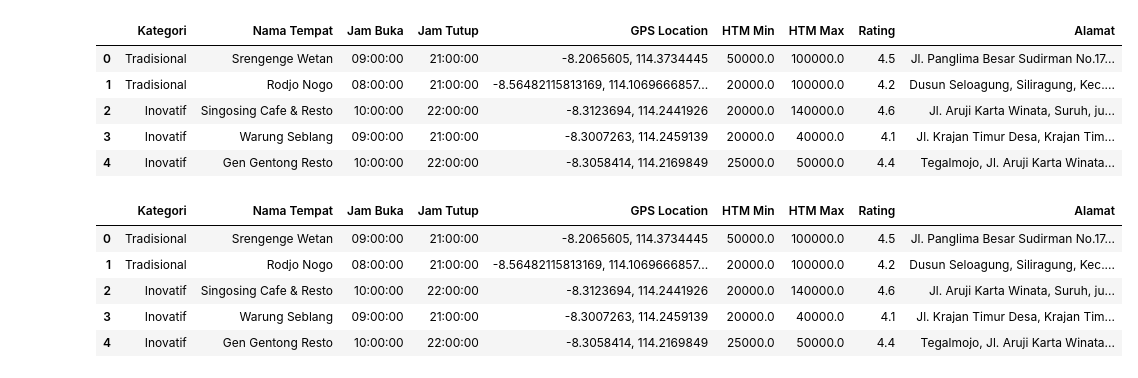
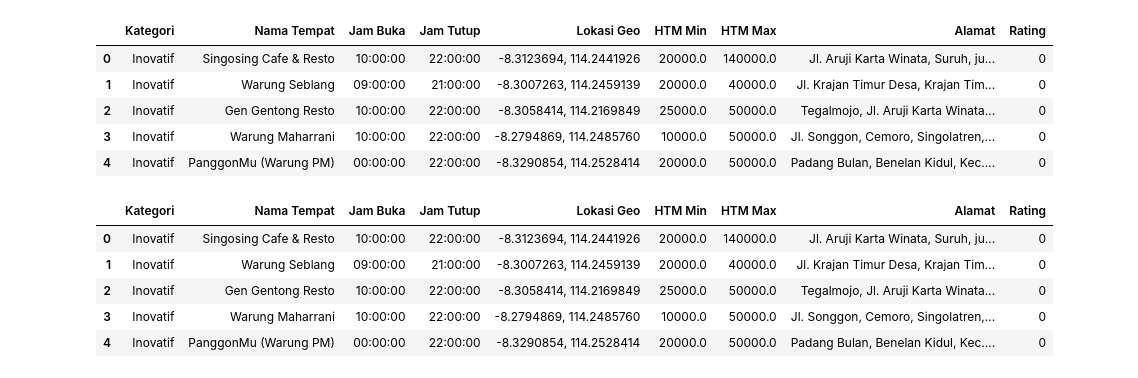
Before and after one commit to ayundayn/ml-sireci, a Jupyter notebook: app/notebooks/kuliner.ipynb, the cells around one changed output. Cells and saved outputs as stored; diff of their text form; code cells hidden in the pictures.

```diff
--- a/app/notebooks/kuliner.ipynb
+++ b/app/notebooks/kuliner.ipynb
@@ -2,46 +2,78 @@
 import pandas as pd
 import numpy as np
 from sklearn.metrics.pairwise import cosine_similarity
+import pymysql
+import os
+from dotenv import load_dotenv
+
+load_dotenv()
+
+# MySQL Connection
+def get_db_connection():
+    return pymysql.connect(
+        host=os.getenv('MYSQL_HOST'),
+        port=int(os.getenv('MYSQL_PORT', 3306)),
+        user=os.getenv('MYSQL_USER'),
+        password=os.getenv('MYSQL_PASSWORD'),
+        database=os.getenv('MYSQL_DATABASE')
+    )
 # %%
-df_kuliner = pd.read_csv("../../artifacts/data/kuliner.csv")
+conn = get_db_connection()
 
-# Bersihkan dan normalisasi nama kolom
+# Read kuliner data from MySQL
+query = '''
+SELECT
+    kk.nama_kategori as Kategori,
+    k.nama_tempat,
+    k.jam_buka,
+    k.jam_tutup,
+    k.lokasi_geo,
+    k.htm_min,
+    k.htm_max,
+    k.alamat
+FROM kuliner k
+JOIN kategori_kuliner kk ON k.kategori_kuliner_id = kk.kategori_kuliner_id
+'''
+
+df_kuliner = pd.read_sql(query, conn)
+conn.close()
+
+# Clean column names
 df_kuliner.columns = df_kuliner.columns.str.replace('_', ' ').str.title()
 
-# Mapping kolom CSV ke nama yang diharapkan
+# Rename columns
 column_mapping = {
-    'Kategori Kuliner Id': 'Kategori',
+    'Kategori': 'Kategori',
     'Nama Tempat': 'Nama Tempat',
     'Jam Buka': 'Jam Buka',
     'Jam Tutup': 'Jam Tutup',
-    'Lokasi Geo': 'GPS Location',
+    'Gps Location': 'GPS Location',
     'Htm Min': 'HTM Min',
     'Htm Max': 'HTM Max',
-    'Rating': 'Rating',
     'Alamat': 'Alamat'
 }
 
 df_kuliner = df_kuliner.rename(columns=column_mapping)
 
-# Pastikan rating numeric
-df_kuliner['Rating'] = pd.to_numeric(df_kuliner['Rating'], errors='coerce').fillna(0)
+# Add rating column (default 0 for now, will be replaced with actual ratings from DB)
+df_kuliner['Rating'] = 0
 
 df_kuliner.head()
 # %% [output]
-|  | Kategori | Nama Tempat | Jam Buka | Jam Tutup | GPS Location | HTM Min | HTM Max | Rating | Alamat |
-| 0 | Tradisional | Srengenge Wetan | 09:00:00 | 21:00:00 | -8.2065605, 114.3734445 | 50000.0 | 100000.0 | 4.5 | Jl. Panglima Besar Sudirman No.17... |
-| 1 | Tradisional | Rodjo Nogo | 08:00:00 | 21:00:00 | -8.56482115813169, 114.1069666857... | 20000.0 | 100000.0 | 4.2 | Dusun Seloagung, Siliragung, Kec.... |
-| 2 | Inovatif | Singosing Cafe & Resto | 10:00:00 | 22:00:00 | -8.3123694, 114.2441926 | 20000.0 | 140000.0 | 4.6 | Jl. Aruji Karta Winata, Suruh, ju... |
-| 3 | Inovatif | Warung Seblang | 09:00:00 | 21:00:00 | -8.3007263, 114.2459139 | 20000.0 | 40000.0 | 4.1 | Jl. Krajan Timur Desa, Krajan Tim... |
-| 4 | Inovatif | Gen Gentong Resto | 10:00:00 | 22:00:00 | -8.3058414, 114.2169849 | 25000.0 | 50000.0 | 4.4 | Tegalmojo, Jl. Aruji Karta Winata... |
+|  | Kategori | Nama Tempat | Jam Buka | Jam Tutup | Lokasi Geo | HTM Min | HTM Max | Alamat | Rating |
+| 0 | Inovatif | Singosing Cafe & Resto | 10:00:00 | 22:00:00 | -8.3123694, 114.2441926 | 20000.0 | 140000.0 | Jl. Aruji Karta Winata, Suruh, ju... | 0 |
+| 1 | Inovatif | Warung Seblang | 09:00:00 | 21:00:00 | -8.3007263, 114.2459139 | 20000.0 | 40000.0 | Jl. Krajan Timur Desa, Krajan Tim... | 0 |
+| 2 | Inovatif | Gen Gentong Resto | 10:00:00 | 22:00:00 | -8.3058414, 114.2169849 | 25000.0 | 50000.0 | Tegalmojo, Jl. Aruji Karta Winata... | 0 |
+| 3 | Inovatif | Warung Maharrani | 10:00:00 | 22:00:00 | -8.2794869, 114.2485760 | 10000.0 | 50000.0 | Jl. Songgon, Cemoro, Singolatren,... | 0 |
+| 4 | Inovatif | PanggonMu (Warung PM) | 00:00:00 | 22:00:00 | -8.3290854, 114.2528414 | 20000.0 | 50000.0 | Padang Bulan, Benelan Kidul, Kec.... | 0 |
 # %%
 # Rating sudah dibersihkan di cell sebelumnya, tidak perlu dibersihkan lagi
 df_kuliner.head()
 # %% [output]
-|  | Kategori | Nama Tempat | Jam Buka | Jam Tutup | GPS Location | HTM Min | HTM Max | Rating | Alamat |
-| 0 | Tradisional | Srengenge Wetan | 09:00:00 | 21:00:00 | -8.2065605, 114.3734445 | 50000.0 | 100000.0 | 4.5 | Jl. Panglima Besar Sudirman No.17... |
-| 1 | Tradisional | Rodjo Nogo | 08:00:00 | 21:00:00 | -8.56482115813169, 114.1069666857... | 20000.0 | 100000.0 | 4.2 | Dusun Seloagung, Siliragung, Kec.... |
-| 2 | Inovatif | Singosing Cafe & Resto | 10:00:00 | 22:00:00 | -8.3123694, 114.2441926 | 20000.0 | 140000.0 | 4.6 | Jl. Aruji Karta Winata, Suruh, ju... |
-| 3 | Inovatif | Warung Seblang | 09:00:00 | 21:00:00 | -8.3007263, 114.2459139 | 20000.0 | 40000.0 | 4.1 | Jl. Krajan Timur Desa, Krajan Tim... |
-| 4 | Inovatif | Gen Gentong Resto | 10:00:00 | 22:00:00 | -8.3058414, 114.2169849 | 25000.0 | 50000.0 | 4.4 | Tegalmojo, Jl. Aruji Karta Winata... |
+|  | Kategori | Nama Tempat | Jam Buka | Jam Tutup | Lokasi Geo | HTM Min | HTM Max | Alamat | Rating |
+| 0 | Inovatif | Singosing Cafe & Resto | 10:00:00 | 22:00:00 | -8.3123694, 114.2441926 | 20000.0 | 140000.0 | Jl. Aruji Karta Winata, Suruh, ju... | 0 |
+| 1 | Inovatif | Warung Seblang | 09:00:00 | 21:00:00 | -8.3007263, 114.2459139 | 20000.0 | 40000.0 | Jl. Krajan Timur Desa, Krajan Tim... | 0 |
+| 2 | Inovatif | Gen Gentong Resto | 10:00:00 | 22:00:00 | -8.3058414, 114.2169849 | 25000.0 | 50000.0 | Tegalmojo, Jl. Aruji Karta Winata... | 0 |
+| 3 | Inovatif | Warung Maharrani | 10:00:00 | 22:00:00 | -8.2794869, 114.2485760 | 10000.0 | 50000.0 | Jl. Songgon, Cemoro, Singolatren,... | 0 |
+| 4 | Inovatif | PanggonMu (Warung PM) | 00:00:00 | 22:00:00 | -8.3290854, 114.2528414 | 20000.0 | 50000.0 | Padang Bulan, Benelan Kidul, Kec.... | 0 |
 # %%
```
Also changed, not shown: parts of 5 cells of this notebook, 12 other files.
